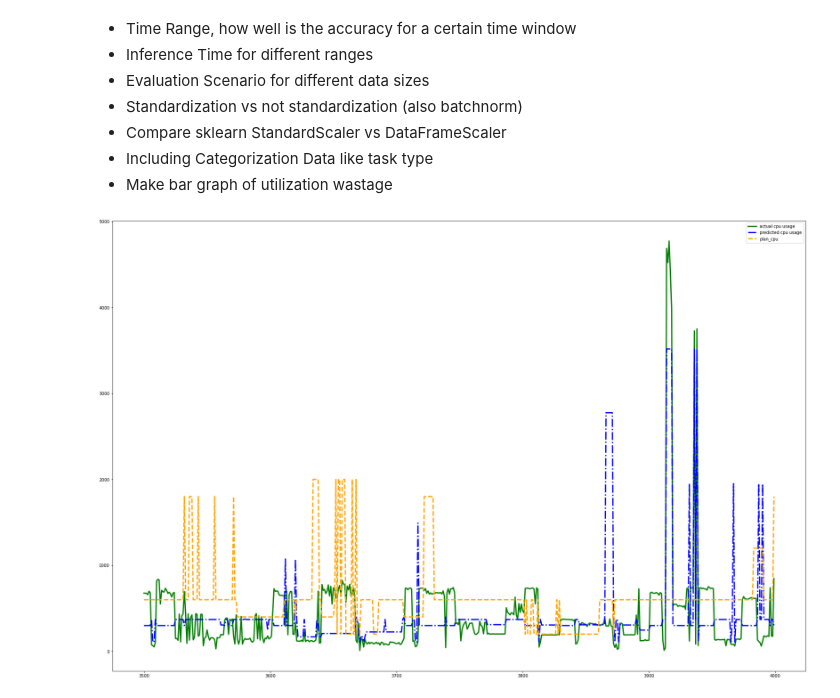
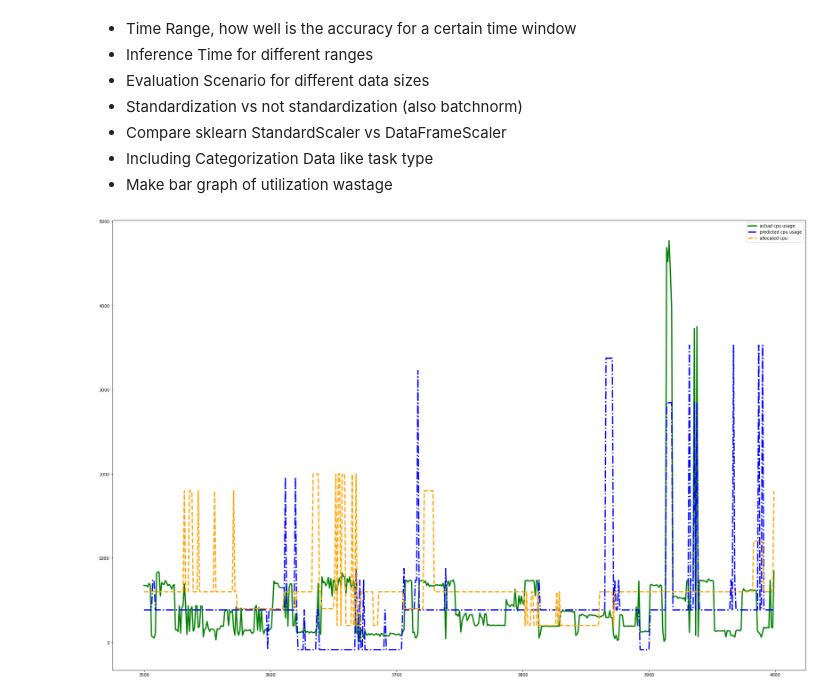
Before and after one commit to MyGodItsFull0fStars/alibaba_clusterdata, a Jupyter notebook: cluster-trace-gpu-v2020/prediction/evaluate_lstm_model.ipynb, the cells around one changed output. Saved outputs shown, nothing was run; the diff lists cells and outputs as text; code cells hidden in the pictures.

Commit message:
updated evaluation notebook to be able to evaluate UtilisationLSTM

```diff
--- a/cluster-trace-gpu-v2020/prediction/evaluate_lstm_model.ipynb
+++ b/cluster-trace-gpu-v2020/prediction/evaluate_lstm_model.ipynb
@@ -33,7 +33,7 @@ num_layers: int = model_dict['num_layers']
 num_classes: int = model_dict['num_classes']
 seq_length: int = model_dict['seq_length']
 # %%
-model = LSTM(num_classes, input_size, hidden_size, num_layers, seq_length).to(device)
+model = UtilizationLSTM(num_classes, input_size, hidden_size).to(device)
 model.load_state_dict(model_dict['model_state_dict'])
 # %% [output]
 <All keys matched successfully>
@@ -58,8 +58,8 @@ if torch.has_cuda or torch.has_mps:
 else:
     prediction = training_prediction.data.numpy()
 # %%
-PLAN_CPU_COLUMN: str = 'plan_cpu'
-PLAN_MEM_COLUMN: str = 'plan_mem'
+PLAN_CPU_COLUMN: str = 'allocated cpu'
+PLAN_MEM_COLUMN: str = 'allocated mem'
 ACTUAL_CPU_COLUMN: str = 'actual cpu usage'
 ACTUAL_MEM_COLUMN: str = 'actual mem usage'
 PREDICTED_CPU_COLUMN: str = 'predicted cpu usage'
@@ -67,7 +67,7 @@ PREDICTED_MEM_COLUMN: str = 'predicted mem usage'
 # %%
 def get_plan_df() -> DataFrame:
     plan_df = training_dataset.X_scaler.inverse_standardize_df(feature_df)
-    plan_df = plan_df[[PLAN_CPU_COLUMN, PLAN_MEM_COLUMN]]
+    plan_df = plan_df[['plan_cpu', 'plan_mem']]
     return plan_df
 # %%
 def get_combined_df(actual_data_df: DataFrame, prediction_df: DataFrame) -> DataFrame:
@@ -76,7 +76,7 @@ def get_combined_df(actual_data_df: DataFrame, prediction_df: DataFrame) -> Data
 
     combined_df = pd.merge(actual_df, predict_df, left_index=True, right_index=True)
     combined_df[[PLAN_CPU_COLUMN, PLAN_MEM_COLUMN]] = get_plan_df()
-    combined_df.rename(columns={'cpu_usage_x': ACTUAL_CPU_COLUMN, 'cpu_usage_y': PREDICTED_CPU_COLUMN, 'avg_mem_x': ACTUAL_MEM_COLUMN, 'avg_mem_y': PREDICTED_MEM_COLUMN}, inplace=True)
+    combined_df.rename(columns={'cpu_usage_x': ACTUAL_CPU_COLUMN, 'cpu_usage_y': PREDICTED_CPU_COLUMN, 'plan_cpu': PLAN_CPU_COLUMN, 'avg_mem_x': ACTUAL_MEM_COLUMN, 'avg_mem_y': PREDICTED_MEM_COLUMN, 'plan_mem': PLAN_MEM_COLUMN}, inplace=True)
 
     return combined_df
 # %% [markdown]
@@ -135,6 +143,6 @@ test_actual_df = pd.DataFrame(test_actual_data, columns=label_columns)
 
 test_combined_df = get_combined_df(test_actual_df, test_prediction_df)
 # %%
-plot_df(test_combined_df, [ACTUAL_CPU_COLUMN, PREDICTED_CPU_COLUMN, PLAN_CPU_COLUMN], 3500, 4000)
+plot_df(test_combined_df, [ACTUAL_CPU_COLUMN, PREDICTED_CPU_COLUMN, PLAN_CPU_COLUMN])
 # %% [output]
-[figure, old version]
+[figure, new version]
```
Also changed, not shown: parts of 6 cells of this notebook.
